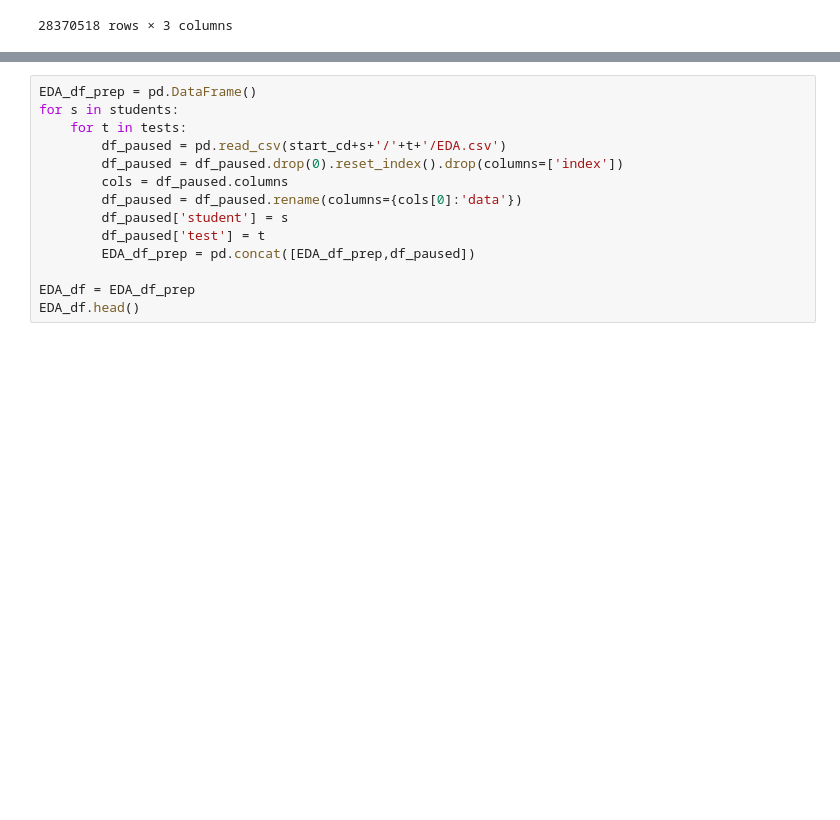
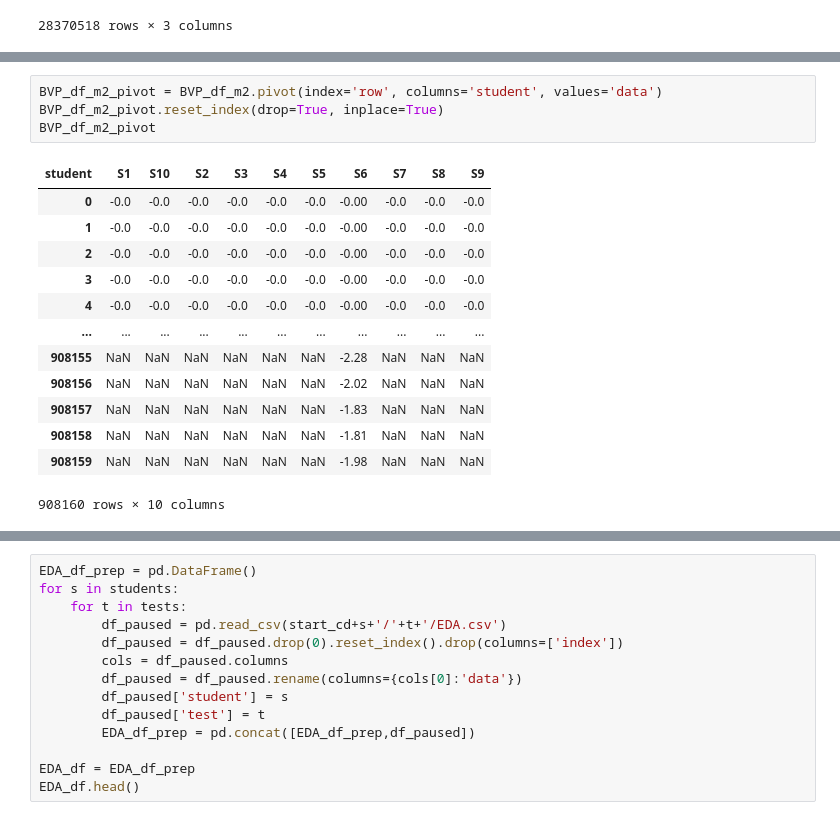
Before and after one commit to jyepez26/final-project-106, a Jupyter notebook: make_df.ipynb, the cells around one changed output, grey strips where cells are left out. Cells and saved outputs as stored; diff of their text form; blank space fills up the shorter version.

```diff
--- a/make_df.ipynb
+++ b/make_df.ipynb
@@ -57,0 +92,18 @@ BVP_df
+# %%
+BVP_df_m2_pivot = BVP_df_m2.pivot(index='row', columns='student', values='data')
+BVP_df_m2_pivot.reset_index(drop=True, inplace=True)
+BVP_df_m2_pivot
+# %% [output]
+| student | S1 | S10 | S2 | S3 | S4 | S5 | S6 | S7 | S8 | S9 |
+| 0 | -0.0 | -0.0 | -0.0 | -0.0 | -0.0 | -0.0 | -0.00 | -0.0 | -0.0 | -0.0 |
+| 1 | -0.0 | -0.0 | -0.0 | -0.0 | -0.0 | -0.0 | -0.00 | -0.0 | -0.0 | -0.0 |
+| 2 | -0.0 | -0.0 | -0.0 | -0.0 | -0.0 | -0.0 | -0.00 | -0.0 | -0.0 | -0.0 |
+| 3 | -0.0 | -0.0 | -0.0 | -0.0 | -0.0 | -0.0 | -0.00 | -0.0 | -0.0 | -0.0 |
+| 4 | -0.0 | -0.0 | -0.0 | -0.0 | -0.0 | -0.0 | -0.00 | -0.0 | -0.0 | -0.0 |
+| ... | ... | ... | ... | ... | ... | ... | ... | ... | ... | ... |
+| 908155 | NaN | NaN | NaN | NaN | NaN | NaN | -2.28 | NaN | NaN | NaN |
+| 908156 | NaN | NaN | NaN | NaN | NaN | NaN | -2.02 | NaN | NaN | NaN |
+| 908157 | NaN | NaN | NaN | NaN | NaN | NaN | -1.83 | NaN | NaN | NaN |
+| 908158 | NaN | NaN | NaN | NaN | NaN | NaN | -1.81 | NaN | NaN | NaN |
+| 908159 | NaN | NaN | NaN | NaN | NaN | NaN | -1.98 | NaN | NaN | NaN |
+908160 rows × 10 columns
```
Also changed, not shown: parts of 8 cells of this notebook, 3 other files.
